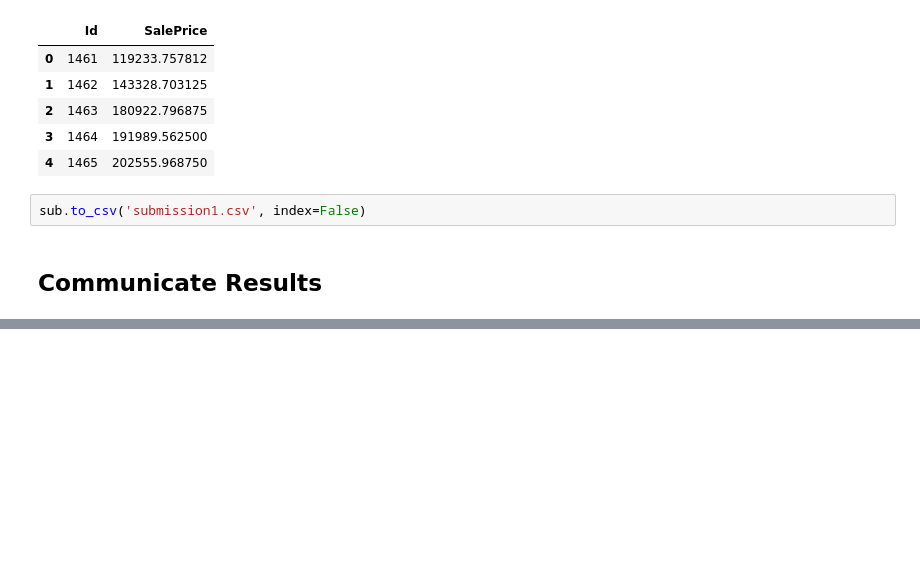
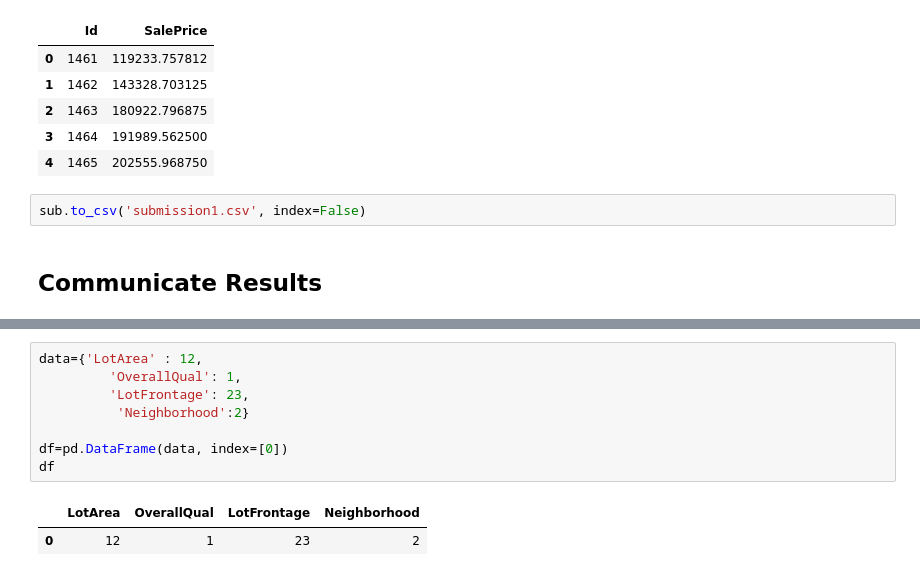
Before and after one commit to Wali-Mohamed/Housing_Price_Prediction_Bayesian_Search, a Jupyter notebook: Housing-Prices-Optimizing Regression_Models.ipynb, the cells around one changed output, grey strips where cells are left out. Saved outputs shown, nothing was run; the diff lists cells and outputs as text; blank space fills up the shorter version.

```diff
--- a/Housing-Prices-Optimizing Regression_Models.ipynb
+++ b/Housing-Prices-Optimizing Regression_Models.ipynb
@@ -616,0 +691,11 @@ feat
+# %%
+data={'LotArea' : 12,
+         'OverallQual': 1,
+         'LotFrontage': 23,
+          'Neighborhood':2}
+
+df=pd.DataFrame(data, index=[0])
+df
+# %% [output]
+|  | LotArea | OverallQual | LotFrontage | Neighborhood |
+| 0 | 12 | 1 | 23 | 2 |
```
Also changed, not shown: parts of 9 cells of this notebook.
